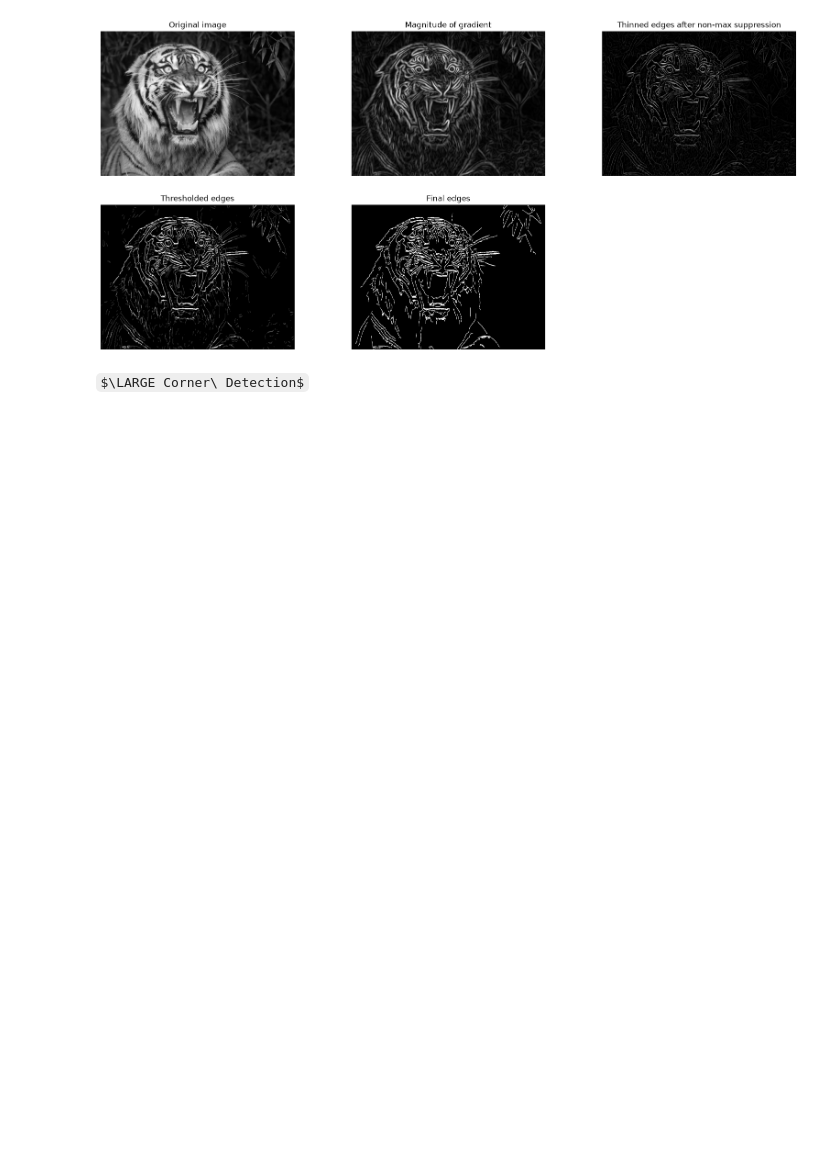
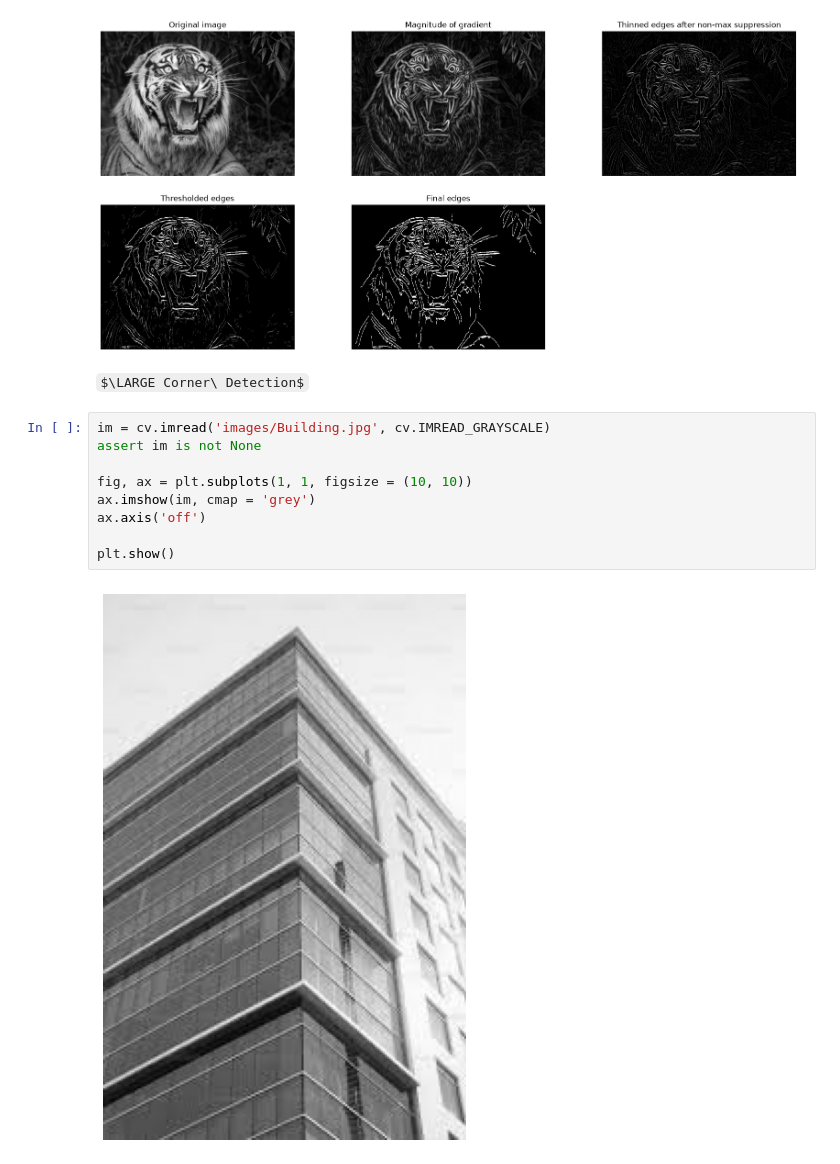
Before and after one commit to codingNR29/Image-processing, a Jupyter notebook: 04 Edges, Corners and Blobs.ipynb, the cells around one changed output. Drawn from its saved outputs; the diff is of its cells as text; some formulas as TeX source; blank space fills up the shorter version.

Commit message:
Image laoded

```diff
--- a/04 Edges, Corners and Blobs.ipynb
+++ b/04 Edges, Corners and Blobs.ipynb
@@ -320,3 +320,14 @@ plt.show()
 [figure]
 # %% [markdown]
 $\LARGE Corner\ Detection$
+# %%
+im = cv.imread('images/Building.jpg', cv.IMREAD_GRAYSCALE)
+assert im is not None
+
+fig, ax = plt.subplots(1, 1, figsize = (10, 10))
+ax.imshow(im, cmap = 'grey')
+ax.axis('off')
+
+plt.show()
+# %% [output]
+[figure, added]
```
